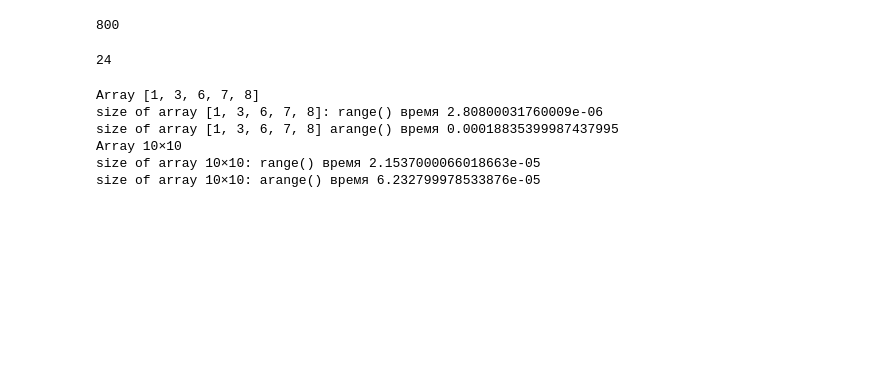
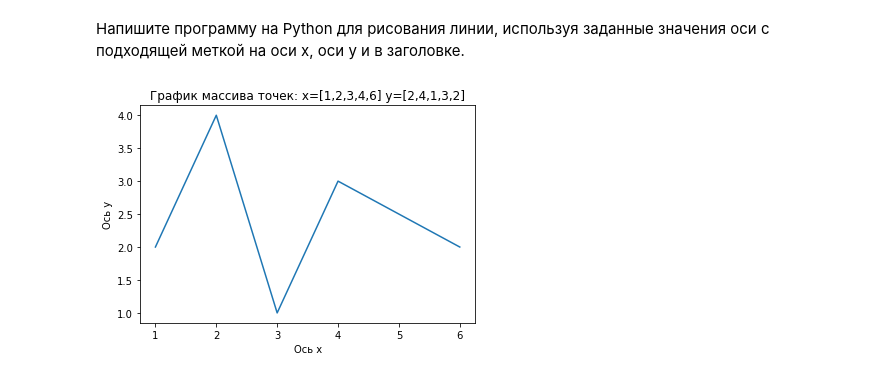
Before and after one commit to IofchuSasha/Practicheskie, a Jupyter notebook: Добро_пожаловать_в_Colaboratory!.ipynb, the cells around one changed output. Cells and saved outputs as stored; diff of their text form; code cells hidden in the pictures; blank space fills up the shorter version.

```diff
--- a/Добро_пожаловать_в_Colaboratory!.ipynb
+++ b/Добро_пожаловать_в_Colaboratory!.ipynb
@@ -36,25 +5,15 @@ if __name__ == '__main__':
-# %%
-Z=np.zeros((10,10))
-Z.itemsize*Z.size
-# %% [output]
-800
-# %%
-Z=np.array([1,2,3], dtype=np.float64)
-Z.itemsize*Z.size
-# %% [output]
-24
-# %%
-print('Array [1, 3, 6, 7, 8]')
-print(f'size of array [1, 3, 6, 7, 8]: range() время {range_time_1}')
-print(f'size of array [1, 3, 6, 7, 8] arange() время {arange_time_1}')
-
-print('Array 10×10')
-print(f'size of array 10×10: range() время {range_time_2}')
-print(f'size of array 10×10: arange() время {arange_time_2}')
-# %% [output]
-Array [1, 3, 6, 7, 8]
-size of array [1, 3, 6, 7, 8]: range() время 2.80800031760009e-06
-size of array [1, 3, 6, 7, 8] arange() время 0.00018835399987437995
-Array 10×10
-size of array 10×10: range() время 2.1537000066018663e-05
-size of array 10×10: arange() время 6.232799978533876e-05
+# %% [markdown]
+Напишите программу на Python для рисования линии, используя заданные значения оси с подходящей меткой на оси x, оси y и в заголовке.
+# %%
+import matplotlib.pyplot as plt
+x = [1,2,3,4,6]
+y = [2,4,1,3,2]
+fig = plt.figure()
+ax= fig.add_subplot()
+l= ax.plot(x,y)
+ax.set_title('График массива точек: x=[1,2,3,4,6] y=[2,4,1,3,2]')
+ax.set_xlabel('Ось х')
+ax.set_ylabel('Ось y')
+plt.show()
+# %% [output]
+[figure, added]
```
Also changed, not shown: parts of 9 cells of this notebook.
